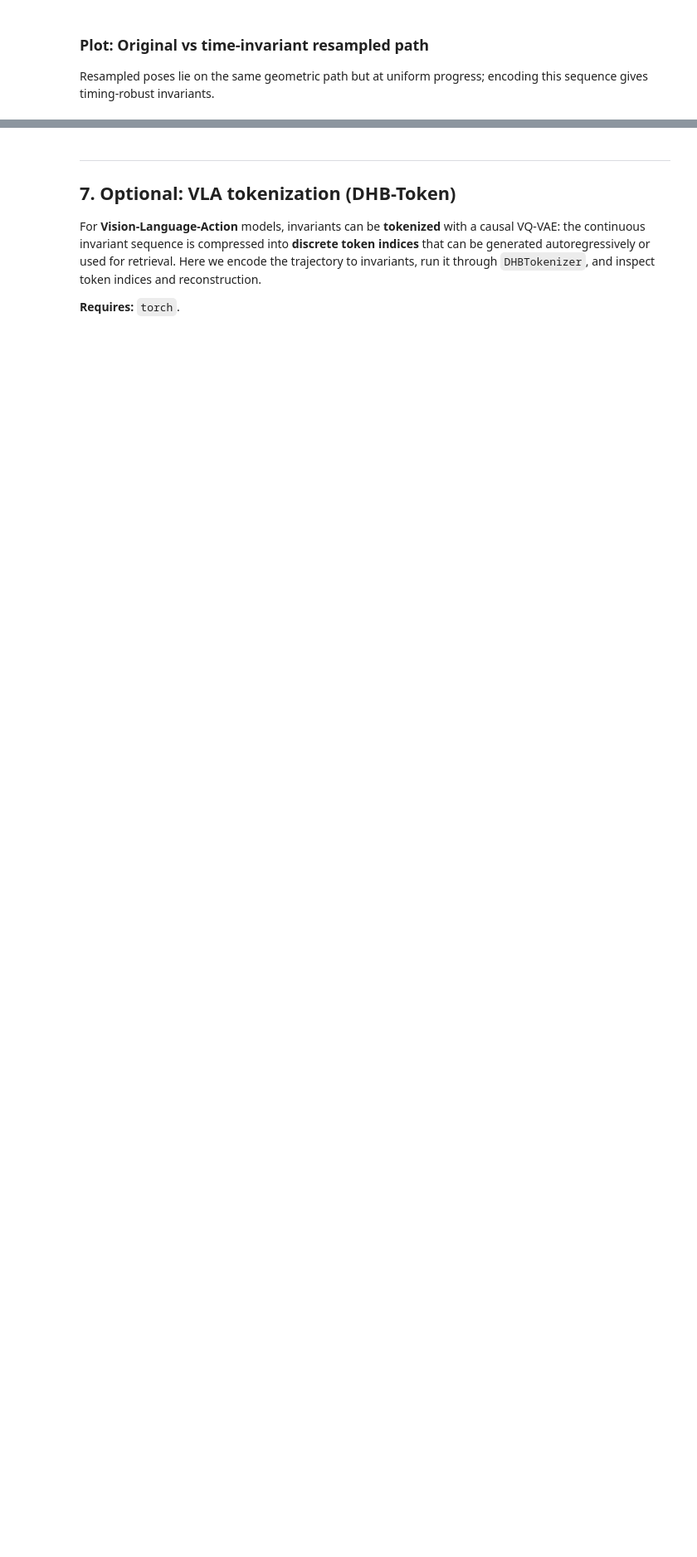
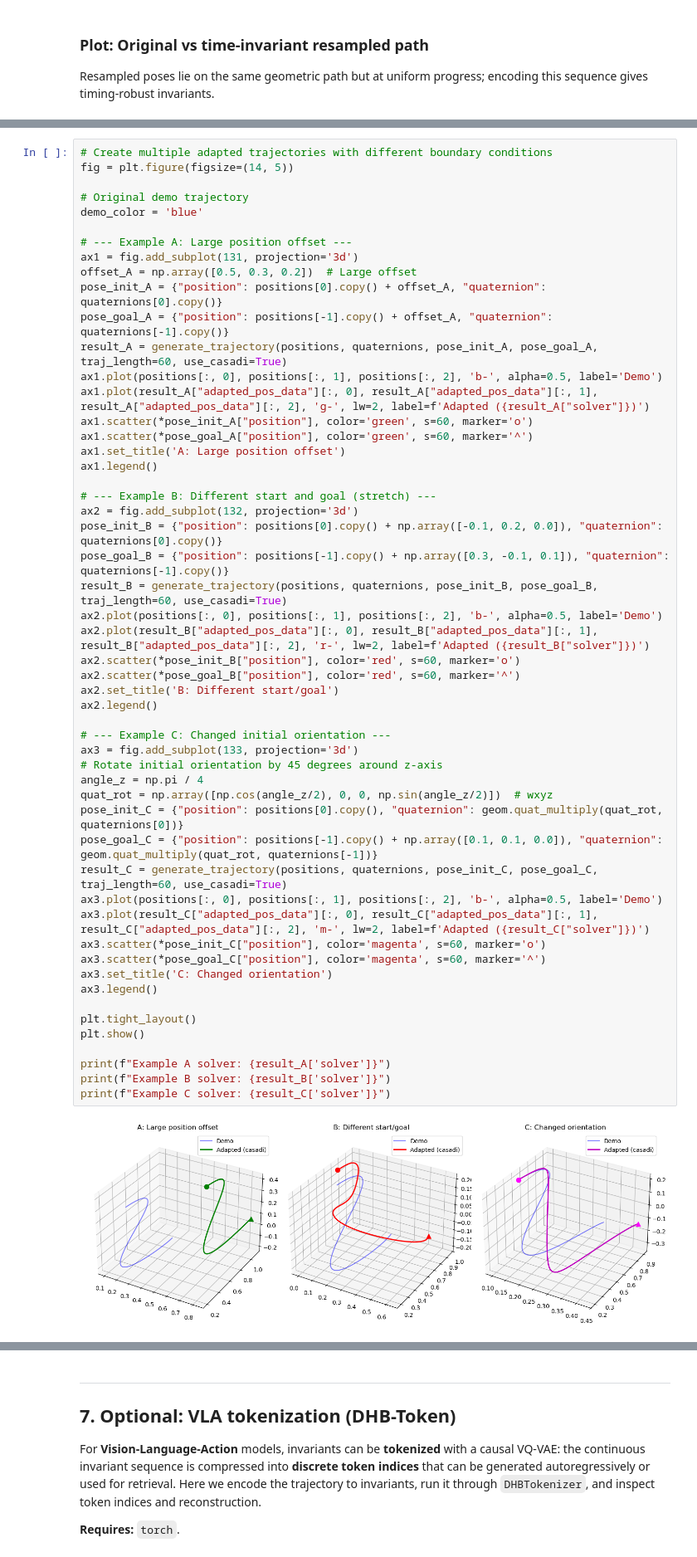
Before and after one commit to robodreamer/dhb-xr, a Jupyter notebook: notebooks/demo_dhb_features_and_use_cases.ipynb, the cells around one changed output, grey strips where cells are left out. Shown at 83% size. Saved outputs shown, nothing was run; the diff lists cells and outputs as text; blank space fills up the shorter version.

```diff
--- a/notebooks/demo_dhb_features_and_use_cases.ipynb
+++ b/notebooks/demo_dhb_features_and_use_cases.ipynb
@@ -260,0 +352,55 @@ plt.show()
+# %%
+# Create multiple adapted trajectories with different boundary conditions
+fig = plt.figure(figsize=(14, 5))
+
+# Original demo trajectory
+demo_color = 'blue'
+
+# --- Example A: Large position offset ---
+ax1 = fig.add_subplot(131, projection='3d')
+offset_A = np.array([0.5, 0.3, 0.2])  # Large offset
+pose_init_A = {"position": positions[0].copy() + offset_A, "quaternion": quaternions[0].copy()}
+pose_goal_A = {"position": positions[-1].copy() + offset_A, "quaternion": quaternions[-1].copy()}
+result_A = generate_trajectory(positions, quaternions, pose_init_A, pose_goal_A, traj_length=60, use_casadi=True)
+ax1.plot(positions[:, 0], positions[:, 1], positions[:, 2], 'b-', alpha=0.5, label='Demo')
+ax1.plot(result_A["adapted_pos_data"][:, 0], result_A["adapted_pos_data"][:, 1], result_A["adapted_pos_data"][:, 2], 'g-', lw=2, label=f'Adapted ({result_A["solver"]})')
+ax1.scatter(*pose_init_A["position"], color='green', s=60, marker='o')
+ax1.scatter(*pose_goal_A["position"], color='green', s=60, marker='^')
+ax1.set_title('A: Large position offset')
+ax1.legend()
+
+# --- Example B: Different start and goal (stretch) ---
+ax2 = fig.add_subplot(132, projection='3d')
+pose_init_B = {"position": positions[0].copy() + np.array([-0.1, 0.2, 0.0]), "quaternion": quaternions[0].copy()}
+pose_goal_B = {"position": positions[-1].copy() + np.array([0.3, -0.1, 0.1]), "quaternion": quaternions[-1].copy()}
+result_B = generate_trajectory(positions, quaternions, pose_init_B, pose_goal_B, traj_length=60, use_casadi=True)
+ax2.plot(positions[:, 0], positions[:, 1], positions[:, 2], 'b-', alpha=0.5, label='Demo')
+ax2.plot(result_B["adapted_pos_data"][:, 0], result_B["adapted_pos_data"][:, 1], result_B["adapted_pos_data"][:, 2], 'r-', lw=2, label=f'Adapted ({result_B["solver"]})')
+ax2.scatter(*pose_init_B["position"], color='red', s=60, marker='o')
+ax2.scatter(*pose_goal_B["position"], color='red', s=60, marker='^')
+ax2.set_title('B: Different start/goal')
+ax2.legend()
+
+# --- Example C: Changed initial orientation ---
+ax3 = fig.add_subplot(133, projection='3d')
+# Rotate initial orientation by 45 degrees around z-axis
+angle_z = np.pi / 4
+quat_rot = np.array([np.cos(angle_z/2), 0, 0, np.sin(angle_z/2)])  # wxyz
+pose_init_C = {"position": positions[0].copy(), "quaternion": geom.quat_multiply(quat_rot, quaternions[0])}
+pose_goal_C = {"position": positions[-1].copy() + np.array([0.1, 0.1, 0.0]), "quaternion": geom.quat_multiply(quat_rot, quaternions[-1])}
+result_C = generate_trajectory(positions, quaternions, pose_init_C, pose_goal_C, traj_length=60, use_casadi=True)
+ax3.plot(positions[:, 0], positions[:, 1], positions[:, 2], 'b-', alpha=0.5, label='Demo')
+ax3.plot(result_C["adapted_pos_data"][:, 0], result_C["adapted_pos_data"][:, 1], result_C["adapted_pos_data"][:, 2], 'm-', lw=2, label=f'Adapted ({result_C["solver"]})')
+ax3.scatter(*pose_init_C["position"], color='magenta', s=60, marker='o')
+ax3.scatter(*pose_goal_C["position"], color='magenta', s=60, marker='^')
+ax3.set_title('C: Changed orientation')
+ax3.legend()
+
+plt.tight_layout()
+plt.show()
+
+print(f"Example A solver: {result_A['solver']}")
+print(f"Example B solver: {result_B['solver']}")
+print(f"Example C solver: {result_C['solver']}")
+# %% [output]
+[figure, added]
```
Also changed, not shown: parts of 21 cells of this notebook, 3 other files.
